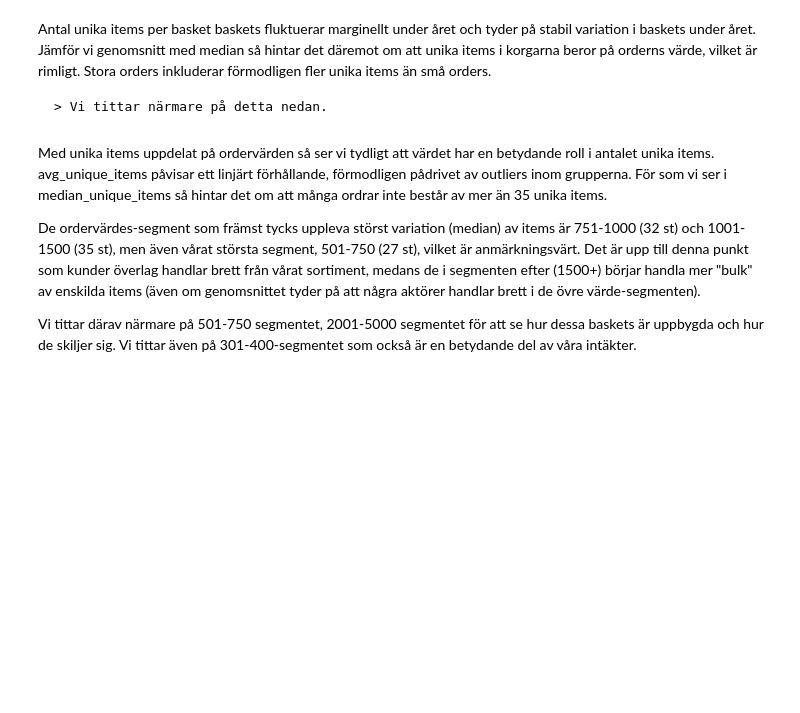
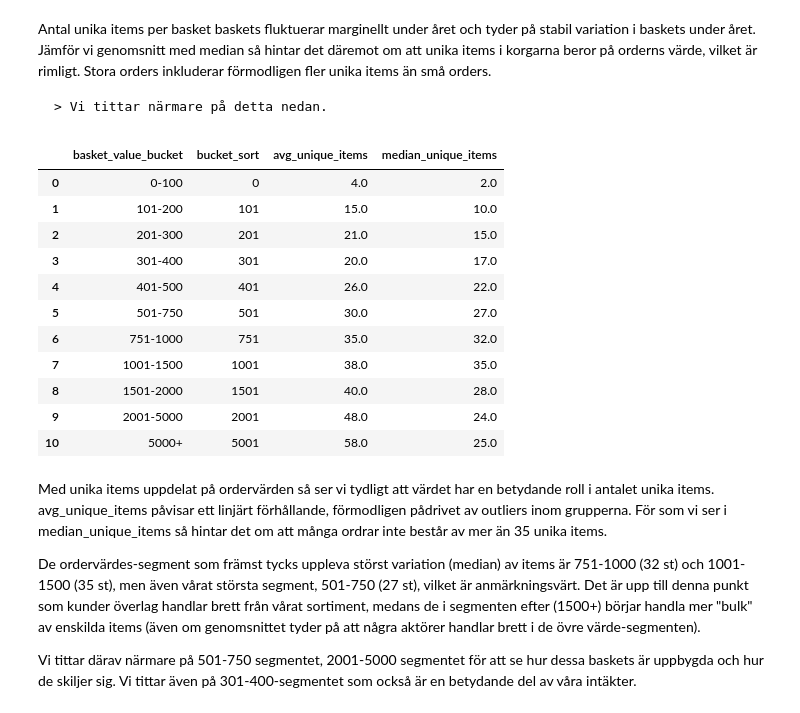
Before and after one commit to DecsProject/retail-transaction-analysis, a Jupyter notebook: Analysis/Notebooks/01_Basket_Analysis.ipynb, the cells around one changed output. Cells and saved outputs as stored; diff of their text form; code cells hidden in the pictures; blank space fills up the shorter version.

```diff
--- a/Analysis/Notebooks/01_Basket_Analysis.ipynb
+++ b/Analysis/Notebooks/01_Basket_Analysis.ipynb
@@ -287,33 +348,47 @@ df_basket_items_by_bucket  = db.sql("""
                                 WHEN basket_value <= 200 THEN '101-200'
                                 WHEN basket_value <= 300 THEN '201-300'
                                 WHEN basket_value <= 400 THEN '301-400'
                                 WHEN basket_value <= 500 THEN '401-500'
                                 WHEN basket_value <= 750 THEN '501-750'
                                 WHEN basket_value <= 1000 THEN '751-1000'
                                 WHEN basket_value <= 1500 THEN '1001-1500'
                                 WHEN basket_value <= 2000 THEN '1501-2000'
                                 WHEN basket_value <= 5000 THEN '2001-5000'
                               ELSE '5000+'
                               END as basket_value_bucket,
                               CASE
                                 WHEN basket_value <= 100 THEN 0
                                 WHEN basket_value <= 200 THEN 101
                                 WHEN basket_value <= 300 THEN 201
                                 WHEN basket_value <= 400 THEN 301
                                 WHEN basket_value <= 500 THEN 401
                                 WHEN basket_value <= 750 THEN 501
                                 WHEN basket_value <= 1000 THEN 751
                                 WHEN basket_value <= 1500 THEN 1001
                                 WHEN basket_value <= 2000 THEN 1501
                                 WHEN basket_value <= 5000 THEN 2001
                               ELSE 5001
                               END as bucket_sort,
                               ROUND(AVG(unique_items)) as avg_unique_items,
                               MEDIAN(unique_items) as median_unique_items
                               FROM basket_uitem
                               GROUP BY 1,2
                               ORDER BY 2
                               """).df()
+df_basket_items_by_bucket
+# %% [output]
+|  | basket_value_bucket | bucket_sort | avg_unique_items | median_unique_items |
+| 0 | 0-100 | 0 | 4.0 | 2.0 |
+| 1 | 101-200 | 101 | 15.0 | 10.0 |
+| 2 | 201-300 | 201 | 21.0 | 15.0 |
+| 3 | 301-400 | 301 | 20.0 | 17.0 |
+| 4 | 401-500 | 401 | 26.0 | 22.0 |
+| 5 | 501-750 | 501 | 30.0 | 27.0 |
+| 6 | 751-1000 | 751 | 35.0 | 32.0 |
+| 7 | 1001-1500 | 1001 | 38.0 | 35.0 |
+| 8 | 1501-2000 | 1501 | 40.0 | 28.0 |
+| 9 | 2001-5000 | 2001 | 48.0 | 24.0 |
+| 10 | 5000+ | 5001 | 58.0 | 25.0 |
 # %%
 # Unique items tipping point
 tipping_pt_fig = px.line(
```
Also changed, not shown: parts of 9 cells of this notebook, 2 other files.
